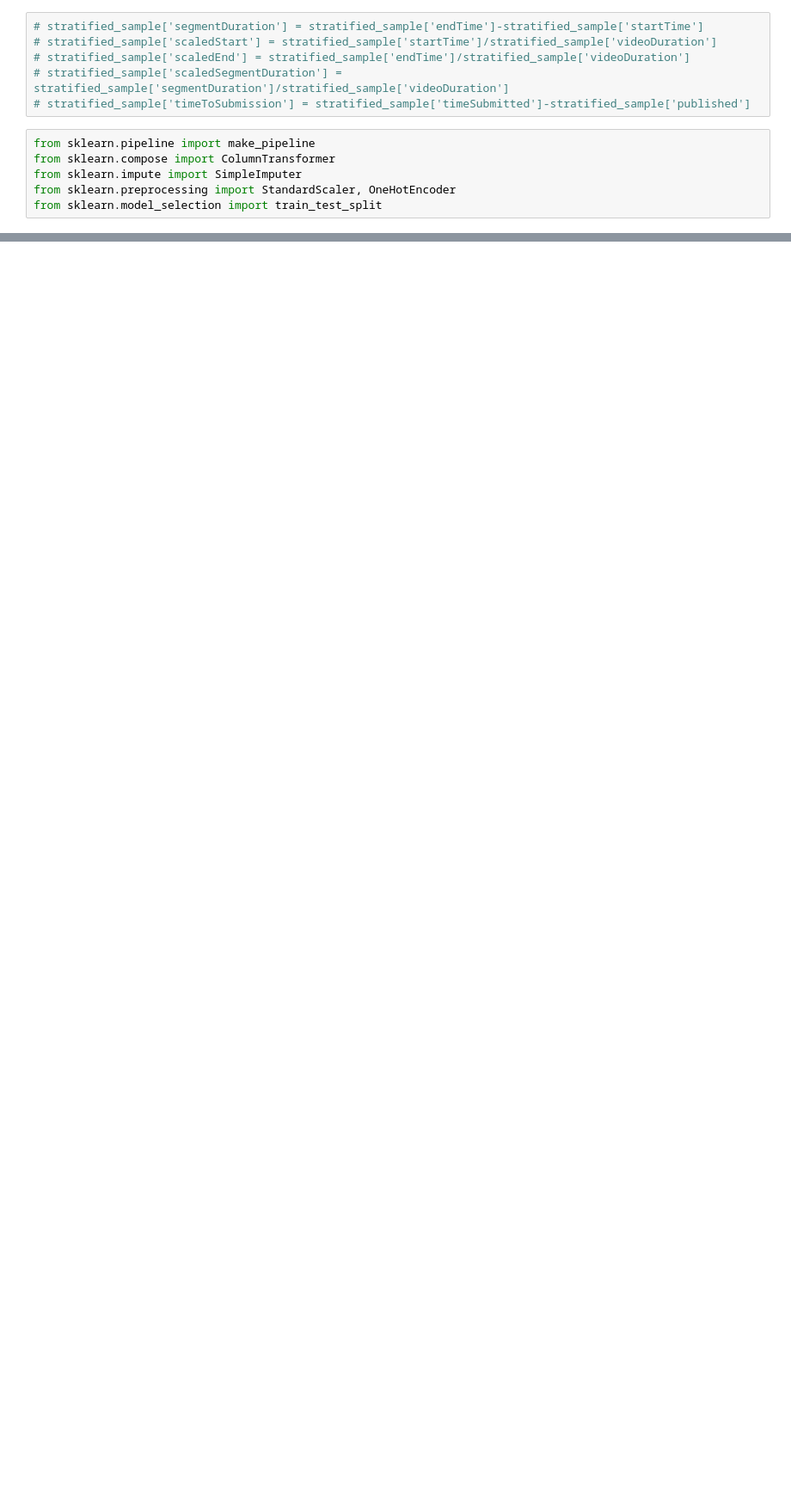
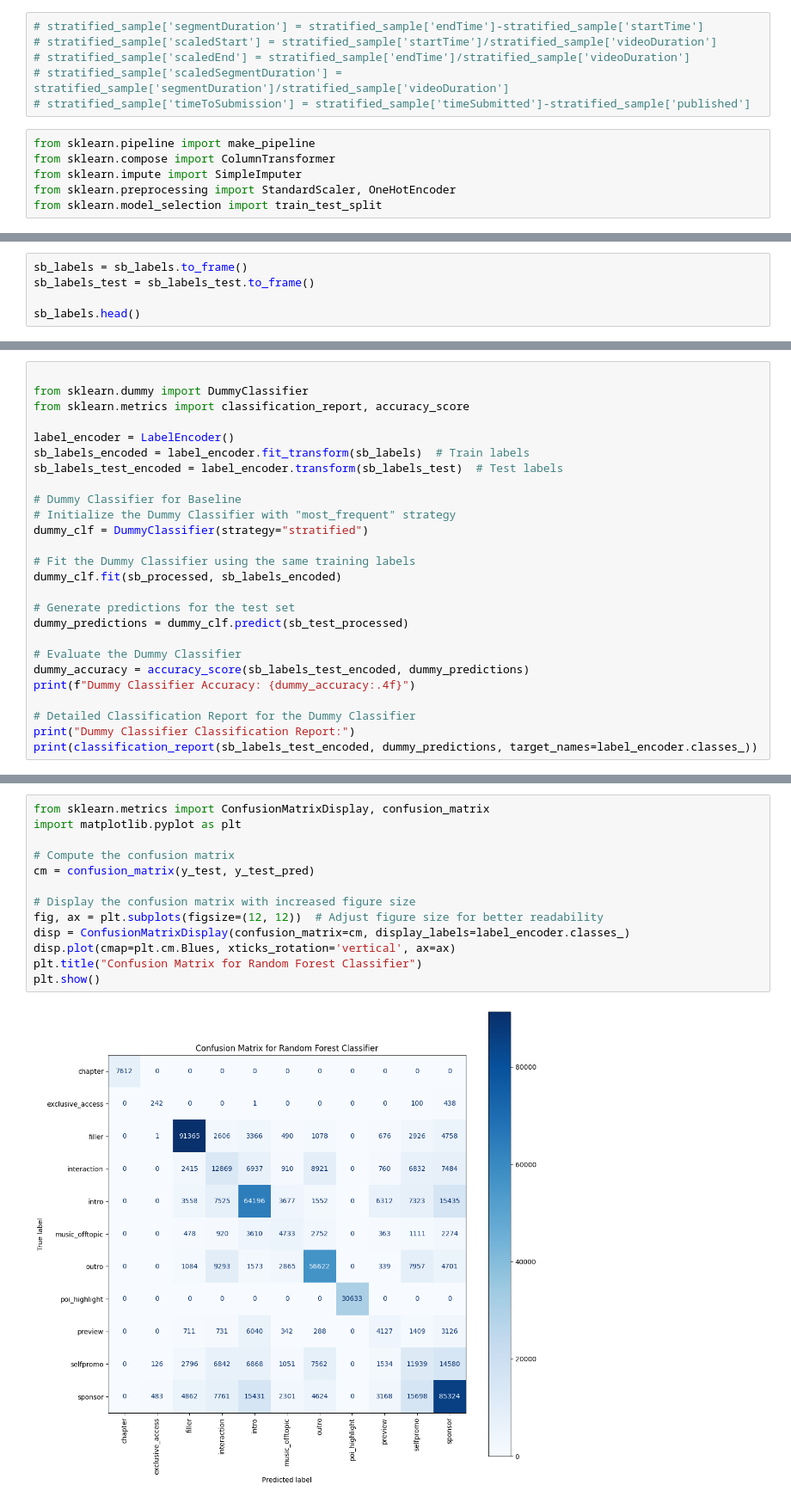
Before and after one commit to t-makaro/503-Project, a Jupyter notebook: src/classification.ipynb, the cells around one changed output, grey strips where cells are left out. Shown: that part at 86% size. Drawn from its saved outputs; the diff is of its cells as text; blank space fills up the shorter version.

Commit message:
Added DecisionTree, RandomForest Classification

```diff
--- a/src/classification.ipynb
+++ b/src/classification.ipynb
@@ -149,0 +181,5 @@ stratified_sample_processed = preprocess_pipeline.fit_transform(stratified_sampl
+# %%
+sb_labels = sb_labels.to_frame()
+sb_labels_test = sb_labels_test.to_frame()
+
+sb_labels.head()
@@ -149,0 +281,26 @@ stratified_sample_processed = preprocess_pipeline.fit_transform(stratified_sampl
+# %%
+
+from sklearn.dummy import DummyClassifier
+from sklearn.metrics import classification_report, accuracy_score
+
+label_encoder = LabelEncoder()
+sb_labels_encoded = label_encoder.fit_transform(sb_labels)  # Train labels
+sb_labels_test_encoded = label_encoder.transform(sb_labels_test)  # Test labels
+
+# Dummy Classifier for Baseline
+# Initialize the Dummy Classifier with "most_frequent" strategy
+dummy_clf = DummyClassifier(strategy="stratified")
+
+# Fit the Dummy Classifier using the same training labels
+dummy_clf.fit(sb_processed, sb_labels_encoded)
+
+# Generate predictions for the test set
+dummy_predictions = dummy_clf.predict(sb_test_processed)
+
+# Evaluate the Dummy Classifier
+dummy_accuracy = accuracy_score(sb_labels_test_encoded, dummy_predictions)
+print(f"Dummy Classifier Accuracy: {dummy_accuracy:.4f}")
+
+# Detailed Classification Report for the Dummy Classifier
+print("Dummy Classifier Classification Report:")
+print(classification_report(sb_labels_test_encoded, dummy_predictions, target_names=label_encoder.classes_))
@@ -149,0 +435,15 @@ stratified_sample_processed = preprocess_pipeline.fit_transform(stratified_sampl
+# %%
+from sklearn.metrics import ConfusionMatrixDisplay, confusion_matrix
+import matplotlib.pyplot as plt
+
+# Compute the confusion matrix
+cm = confusion_matrix(y_test, y_test_pred)
+
+# Display the confusion matrix with increased figure size
+fig, ax = plt.subplots(figsize=(12, 12))  # Adjust figure size for better readability
+disp = ConfusionMatrixDisplay(confusion_matrix=cm, display_labels=label_encoder.classes_)
+disp.plot(cmap=plt.cm.Blues, xticks_rotation='vertical', ax=ax)
+plt.title("Confusion Matrix for Random Forest Classifier")
+plt.show()
+# %% [output]
+[figure, added]
```
Also changed, not shown: parts of 15 cells of this notebook.
